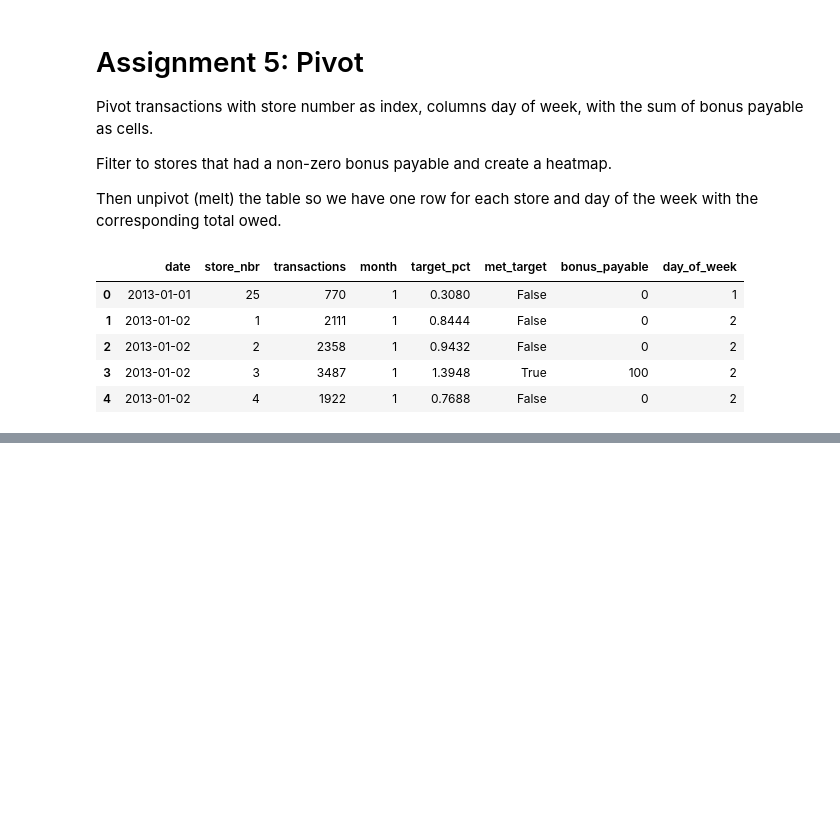
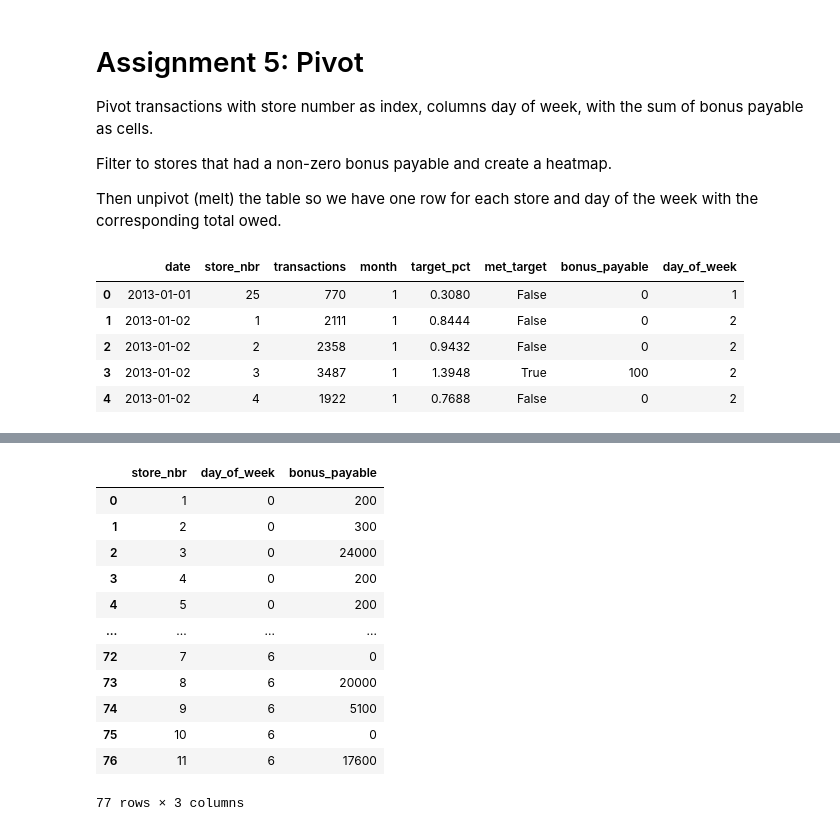
Before and after one commit to jameslaurence82/Udemy-Python_DataAnalysis_NumpyPandas, a Jupyter notebook: Pandas Course Resources/Course_Assignments/section04_aggregations.ipynb, the cells around one changed output, grey strips where cells are left out. Saved outputs shown, nothing was run; the diff lists cells and outputs as text; code cells hidden in the pictures; blank space fills up the shorter version.

Commit message:
completed all DataFrame Aggregation materials

```diff
--- a/Pandas Course Resources/Course_Assignments/section04_aggregations.ipynb
+++ b/Pandas Course Resources/Course_Assignments/section04_aggregations.ipynb
@@ -341,0 +388,20 @@ transactions.head()
+# %%
+# melt the DataFrame to have one row for each store and day of the week with total owed, column_index must be reset because of id_vars argument
+day_bonus.reset_index().melt(
+    id_vars='store_nbr',
+    value_name='bonus_payable'
+)
+# %% [output]
+|  | store_nbr | day_of_week | bonus_payable |
+| 0 | 1 | 0 | 200 |
+| 1 | 2 | 0 | 300 |
+| 2 | 3 | 0 | 24000 |
+| 3 | 4 | 0 | 200 |
+| 4 | 5 | 0 | 200 |
+| ... | ... | ... | ... |
+| 72 | 7 | 6 | 0 |
+| 73 | 8 | 6 | 20000 |
+| 74 | 9 | 6 | 5100 |
+| 75 | 10 | 6 | 0 |
+| 76 | 11 | 6 | 17600 |
+77 rows × 3 columns
```
Also changed, not shown: parts of 2 cells of this notebook.
